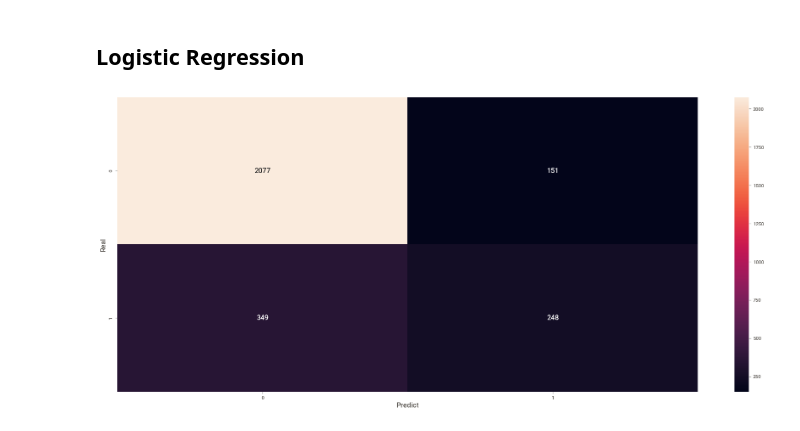
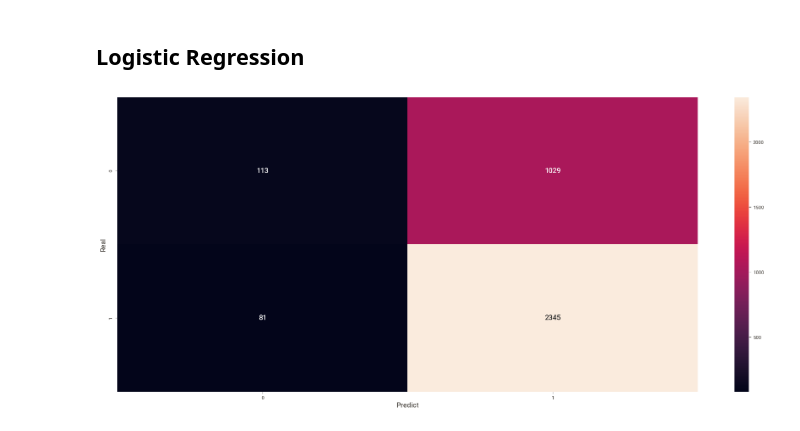
Before and after one commit to almir-martins/google_ml_olympiad, a Jupyter notebook: notebooks/analise1.ipynb, the cells around one changed output. Saved outputs shown, nothing was run; the diff lists cells and outputs as text; code cells hidden in the pictures.

```diff
--- a/notebooks/analise1.ipynb
+++ b/notebooks/analise1.ipynb
@@ -206,7 +206,7 @@ Alterando os tipos de int64 e float64 para int32 e float32 respectivamente com o
 intuito de melhorar a performance além de alterar as variáveis nominais para o tipo
 category que consome menos memória que o tipo object.
 '''
-df.id = df.id.astype('str')
+df.id = df.id.astype('string')
 df.continente = df.continente.astype('category')
 df.escolaridade = df.escolaridade.astype('category')
 df.tem_experiencia = df.tem_experiencia.astype('category')
@@ -217,4 +217,5 @@ df.regiao = df.regiao.astype('category')
 df.salario_medio = df.salario_medio.astype('float32')
 df.periodicidade = df.periodicidade.astype('category')
 df.tempo_integral = df.tempo_integral.astype('category')
-df.status = df.status.astype('category')
+df.status = df.status.apply(lambda status: 0 if status == 'Negado' else 1)
+df.status = df.status.astype('int32')
@@ -454,8 +346,2 @@ sns.histplot(df2.y).set(title="Variável target");
 # %% [markdown]
 ## 2.2. Análise Bivariada
-# %%
-counter = 1
-for col in numerical_attributes.columns:
-    plt.subplot(5, 7, counter)
-    sns.barplot(data=df2, y=col,  x="y").set(title=col, xlabel="Class", ylabel=None);
-    counter += 1
@@ -539,25 +410,31 @@ heatmap.set_title("Mapa de calor - Correlação", fontdict={"fontsize": 12}, pad
 # %% [markdown]
 # 4 - Data preparation
 # %%
-df3 = df2.copy()
+df2 = df.copy()
 
 # dividindo em conjunto de treino e teste
 X_train, X_test, y_train, y_test = train_test_split(
-    df3.drop(["id", "y"], axis=1), df3["y"], test_size=0.2, random_state=42
+    df2.drop(["id", "status"], axis=1), df2["status"], test_size=0.2, random_state=42
 )
 
 # ======================== PRÉ PROCESSAMENTO ===============================
 # pipeline para pré-processamento das variáveis numéricas
-num_transformer = Pipeline(steps=[("imputer", SimpleImputer(strategy="median"))])
+# num_transformer = Pipeline(steps=[("imputer", SimpleImputer(strategy="median"))])
+
+for col in df2[['tem_experiencia', 'requer_treinamento', 'tempo_integral']].columns:
+    df2[col] = df2[col].apply(lambda x: 0 if x=='N' else 1)
+
+
 
 # pipeline para pré-processamento das variáveis categóricas
-cat_transformer = Pipeline(steps=[("label encoder", OrdinalEncoder(handle_unknown='use_encoded_value', unknown_value=-1))])
+ordinal_transformer = Pipeline(steps=[("label encoder", OrdinalEncoder(handle_unknown='use_encoded_value', unknown_value=-1))])
+# ohe_transformer = Pipeline(steps=[("onehot encoder", OneHotEncoder())])
 
 # Compondo os pré-processadores
 preprocessor = ColumnTransformer(
     transformers=[
-        ("num", num_transformer, list(df3.drop(columns=['id', 'y']).select_dtypes(include=["int32", "float32"]))),
-        ("cat", cat_transformer, list(df3.select_dtypes(include=["category"]))),
+        ( "ord", ordinal_transformer, list(df2[['continente', 'escolaridade', 'ano_fundacao', 'regiao', 'periodicidade']]) ),
+        # ( "ohe", ohe_transformer, list(df2[['tem_experiencia', 'requer_treinamento', 'tempo_integral']]) ),
     ]
 )
 # %% [markdown]
@@ -575,35 +452,35 @@ parametros = {
 }
 
 # O cross validation para descobrir os melhores parametros é realizado no dataset completo
-best_params = tuning_hyperparams(preprocessor, modelo, model_name, parametros, df3.drop(["id", "y"], axis=1), df3["y"])
+best_params = tuning_hyperparams(preprocessor, modelo, model_name, parametros, df2.drop(["id", "status"], axis=1), df2["status"])
 
 # Usando os melhores parâmetros do Cross validation
 model = Pipeline(
     steps=[
         ("preprocessor", preprocessor),
         (
             "lr",
             LogisticRegression(
                 class_weight    = best_params[model_name + '__' + "class_weight"],
                 max_iter        = best_params[model_name + '__' + "max_iter"],
                 penalty         = best_params[model_name + '__' + "penalty"],
                 solver          = best_params[model_name + '__' + "solver"],
             ),
         ),
     ]
 )
 
 # treinando o modelo
 model.fit(X_train, y_train)
 
 # testando o modelo
 y_pred = model.predict(X_test)
 
 # Confusion matrix
 confusion = pd.crosstab(y_test, y_pred, rownames=['Real'], colnames=['Predict'])
 sns.heatmap(confusion, annot=True, fmt='g');
 # %% [output]
-[figure, old version]
+[figure, new version]
 # %%
 lr_metrics_table = simple_metrics('Logistic Regression', y_test, y_pred)
 lr_metrics_table
```
Also changed, not shown: parts of 56 cells of this notebook, 1 other file.
